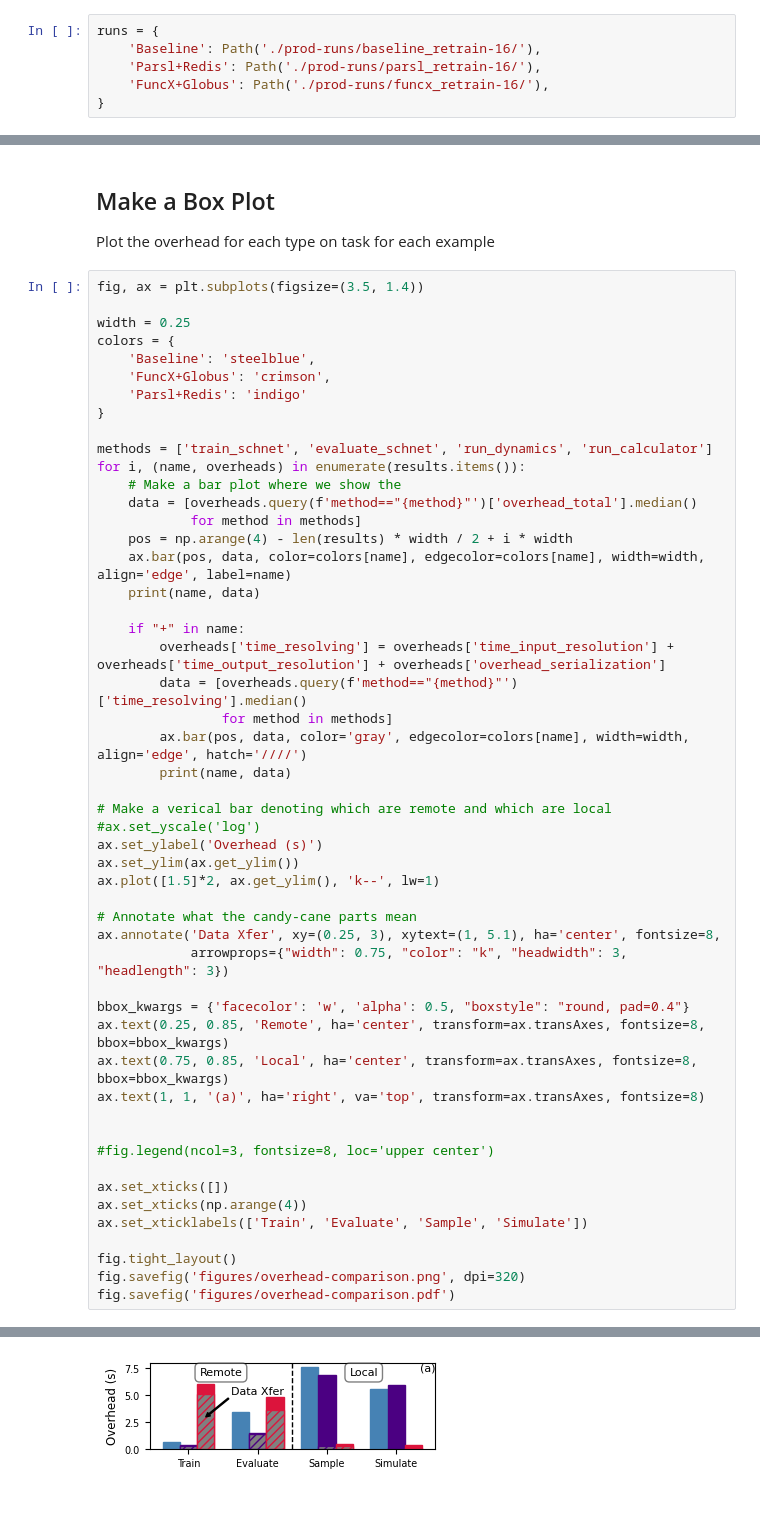
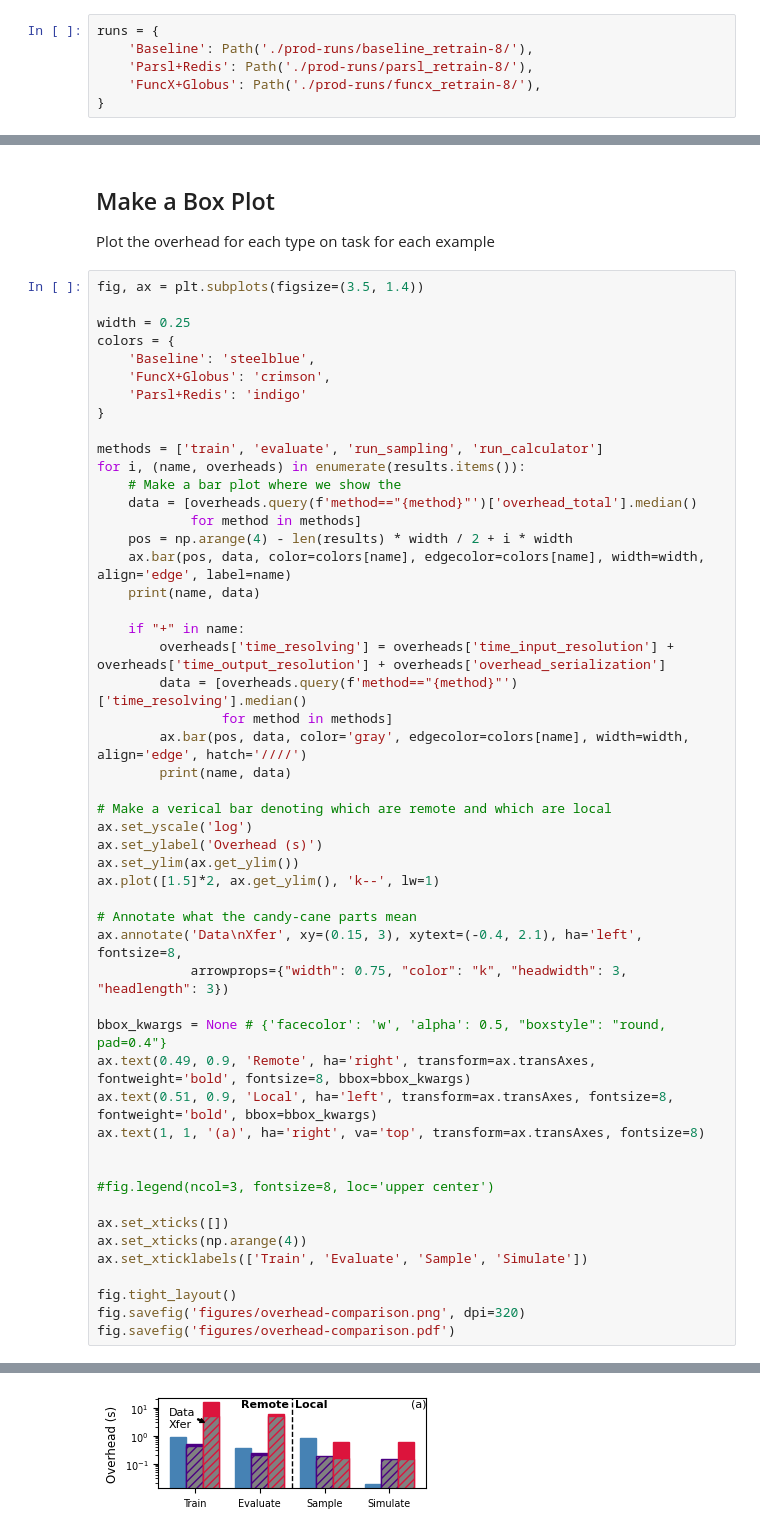
Before and after one commit to exalearn/fast-finetuned-forcefields, a Jupyter notebook: colmena/initial/notebooks/compare-overhead.ipynb, the cells around one changed output, grey strips where cells are left out. Saved outputs shown, nothing was run; the diff lists cells and outputs as text; blank space fills up the shorter version.

```diff
--- a/colmena/initial/notebooks/compare-overhead.ipynb
+++ b/colmena/initial/notebooks/compare-overhead.ipynb
@@ -12,9 +12,9 @@ import json
 Configuration
 # %%
 runs = {
-    'Baseline': Path('./prod-runs/baseline_retrain-16/'),
-    'Parsl+Redis': Path('./prod-runs/parsl_retrain-16/'),
-    'FuncX+Globus': Path('./prod-runs/funcx_retrain-16/'),
+    'Baseline': Path('./prod-runs/baseline_retrain-8/'),
+    'Parsl+Redis': Path('./prod-runs/parsl_retrain-8/'),
+    'FuncX+Globus': Path('./prod-runs/funcx_retrain-8/'),
 }
 # %% [markdown]
 ## Load in Overhead Dataframes
@@ -56,7 +56,7 @@ colors = {
     'Parsl+Redis': 'indigo'
 }
 
-methods = ['train_schnet', 'evaluate_schnet', 'run_dynamics', 'run_calculator']
+methods = ['train', 'evaluate', 'run_sampling', 'run_calculator']
 for i, (name, overheads) in enumerate(results.items()):
     # Make a bar plot where we show the
     data = [overheads.query(f'method=="{method}"')['overhead_total'].median()
@@ -73,18 +73,18 @@ for i, (name, overheads) in enumerate(results.items()):
         print(name, data)
 
 # Make a verical bar denoting which are remote and which are local
-#ax.set_yscale('log')
+ax.set_yscale('log')
 ax.set_ylabel('Overhead (s)')
 ax.set_ylim(ax.get_ylim())
 ax.plot([1.5]*2, ax.get_ylim(), 'k--', lw=1)
 
 # Annotate what the candy-cane parts mean
-ax.annotate('Data Xfer', xy=(0.25, 3), xytext=(1, 5.1), ha='center', fontsize=8,
+ax.annotate('Data\nXfer', xy=(0.15, 3), xytext=(-0.4, 2.1), ha='left', fontsize=8,
             arrowprops={"width": 0.75, "color": "k", "headwidth": 3, "headlength": 3})
 
-bbox_kwargs = {'facecolor': 'w', 'alpha': 0.5, "boxstyle": "round, pad=0.4"}
-ax.text(0.25, 0.85, 'Remote', ha='center', transform=ax.transAxes, fontsize=8, bbox=bbox_kwargs)
-ax.text(0.75, 0.85, 'Local', ha='center', transform=ax.transAxes, fontsize=8, bbox=bbox_kwargs)
+bbox_kwargs = None # {'facecolor': 'w', 'alpha': 0.5, "boxstyle": "round, pad=0.4"}
+ax.text(0.49, 0.9, 'Remote', ha='right', transform=ax.transAxes, fontweight='bold', fontsize=8, bbox=bbox_kwargs)
+ax.text(0.51, 0.9, 'Local', ha='left', transform=ax.transAxes, fontsize=8, fontweight='bold', bbox=bbox_kwargs)
 ax.text(1, 1, '(a)', ha='right', va='top', transform=ax.transAxes, fontsize=8)
 
 
@@ -106 +106 @@ FuncX+Globus [5.121982635424059, 3.602376076576893, 0.283200565010412, 0.1497668
-[figure, old version]
+[figure, new version]
```
Also changed, not shown: parts of 2 cells of this notebook, 18 other files.
